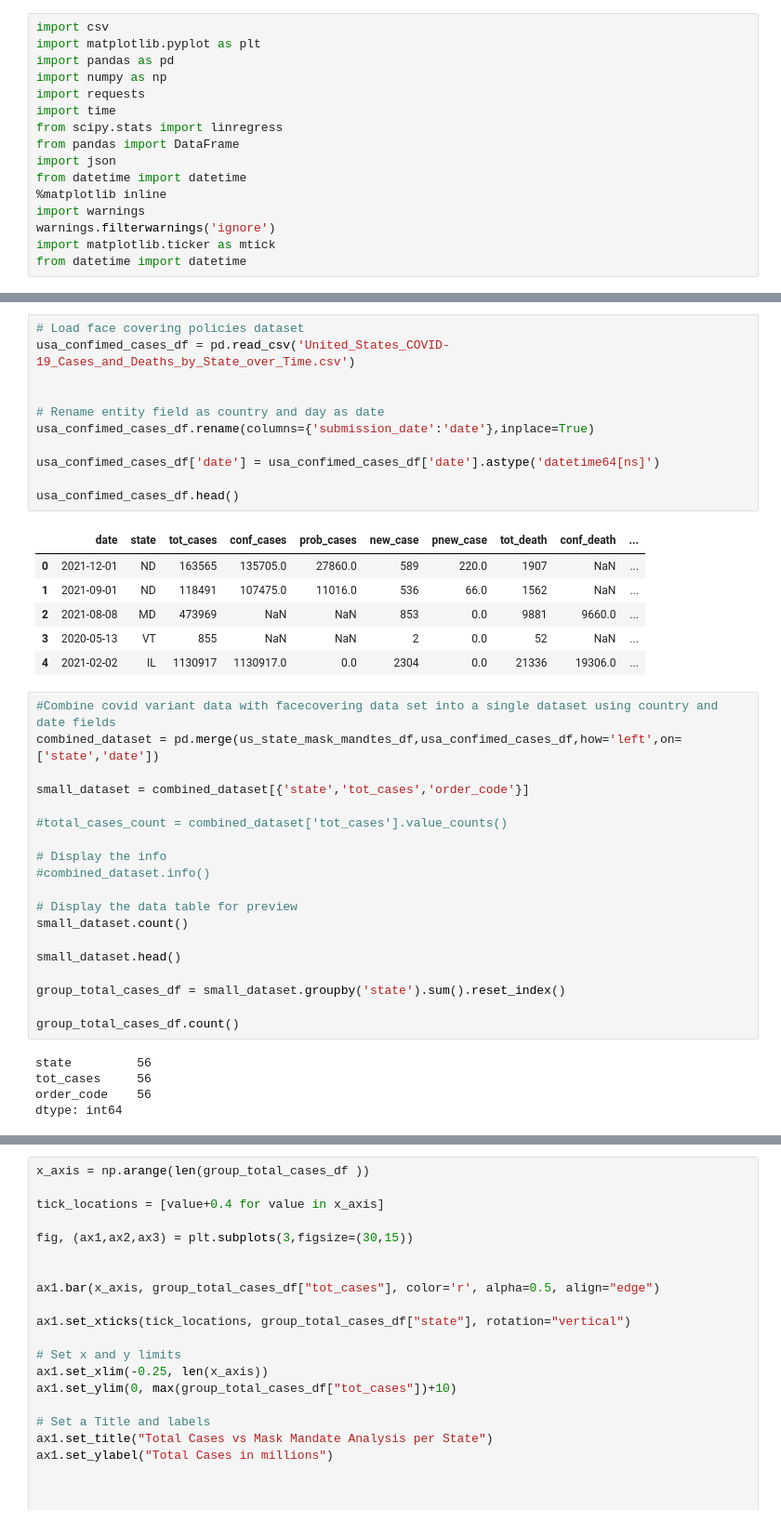
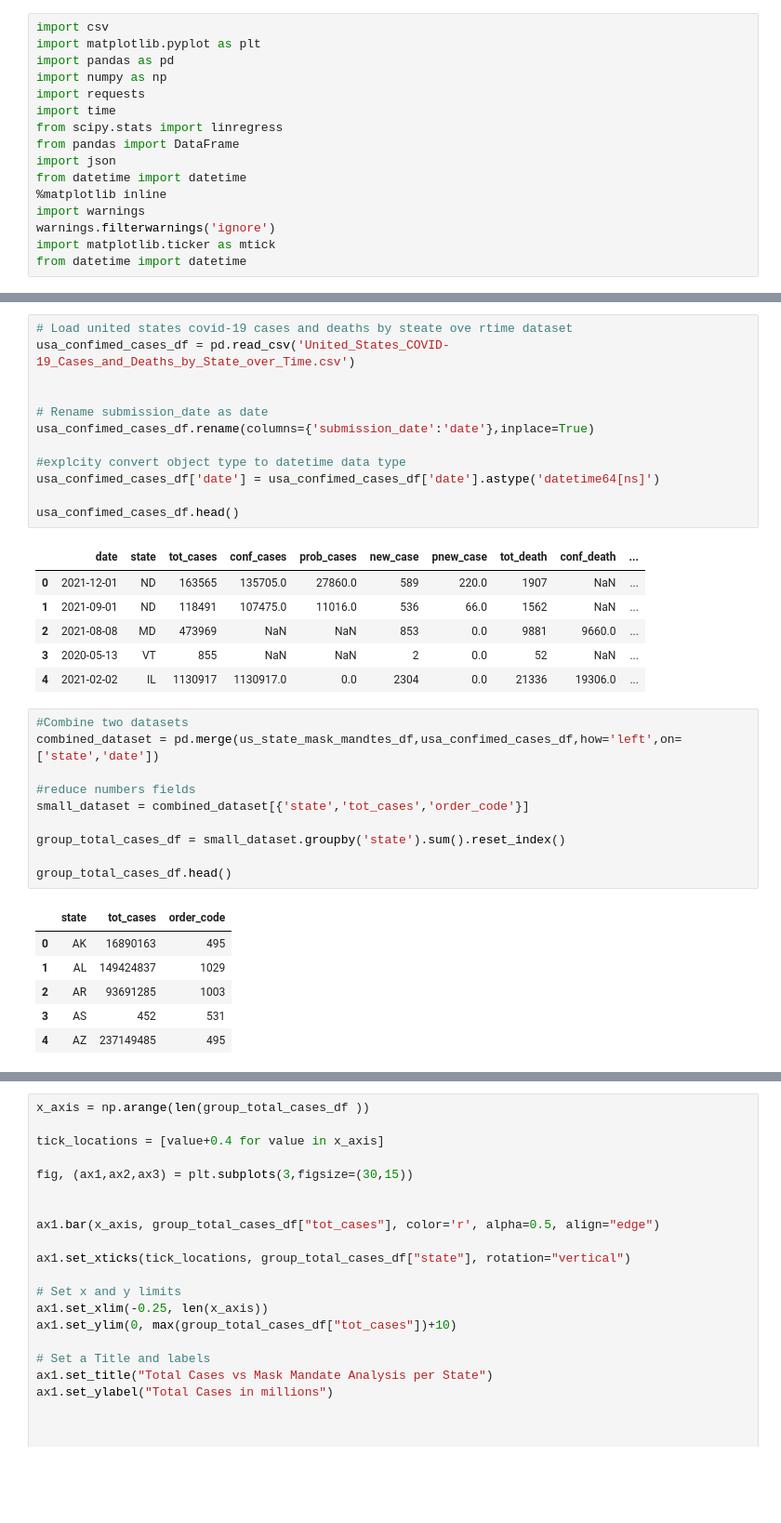
Before and after one commit to ranusuri/Team-A-Project-1, a Jupyter notebook: radhika_a/Covid_data_Radhika.ipynb, the cells around one changed output, grey strips where cells are left out. Shown at 93% size. Saved outputs shown, nothing was run; the diff lists cells and outputs as text; blank space fills up the shorter version.

```diff
--- a/radhika_a/Covid_data_Radhika.ipynb
+++ b/radhika_a/Covid_data_Radhika.ipynb
@@ -59,13 +62,14 @@ state                            44
 Face_Masks_Required_in_Public    44
 dtype: int64
 # %%
-# Load face covering policies dataset
+# Load united states covid-19 cases and deaths by steate ove rtime dataset
 usa_confimed_cases_df = pd.read_csv('United_States_COVID-19_Cases_and_Deaths_by_State_over_Time.csv')
 
 
-# Rename entity field as country and day as date
+# Rename submission_date as date
 usa_confimed_cases_df.rename(columns={'submission_date':'date'},inplace=True)
 
+#explcity convert object type to datetime data type
 usa_confimed_cases_df['date'] = usa_confimed_cases_df['date'].astype('datetime64[ns]')
 
 usa_confimed_cases_df.head()
@@ -77,29 +81,22 @@ usa_confimed_cases_df.head()
 | 3 | 2020-05-13 | VT | 855 | NaN | NaN | 2 | 0.0 | 52 | NaN | ... |
 | 4 | 2021-02-02 | IL | 1130917 | 1130917.0 | 0.0 | 2304 | 0.0 | 21336 | 19306.0 | ... |
 # %%
-#Combine covid variant data with facecovering data set into a single dataset using country and date fields
+#Combine two datasets
 combined_dataset = pd.merge(us_state_mask_mandtes_df,usa_confimed_cases_df,how='left',on=['state','date'])
 
+#reduce numbers fields
 small_dataset = combined_dataset[{'state','tot_cases','order_code'}]
-
-#total_cases_count = combined_dataset['tot_cases'].value_counts()
-
-# Display the info
-#combined_dataset.info()
-
-# Display the data table for preview
-small_dataset.count()
-
-small_dataset.head()
 
 group_total_cases_df = small_dataset.groupby('state').sum().reset_index()
 
-group_total_cases_df.count()
+group_total_cases_df.head()
 # %% [output]
-state         56
-tot_cases     56
-order_code    56
-dtype: int64
+|  | state | tot_cases | order_code |
+| 0 | AK | 16890163 | 495 |
+| 1 | AL | 149424837 | 1029 |
+| 2 | AR | 93691285 | 1003 |
+| 3 | AS | 452 | 531 |
+| 4 | AZ | 237149485 | 495 |
 # %%
 #add face required in public info
 group_total_cases_df = pd.merge(group_total_cases_df,public_area_mask_mandate_group_df,how='left',on=['state'])
```
Also changed, not shown: parts of 3 cells of this notebook.
